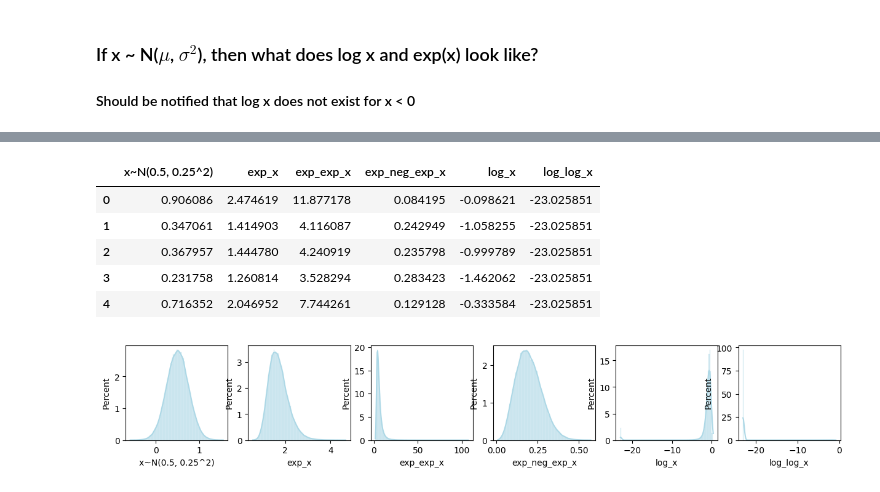
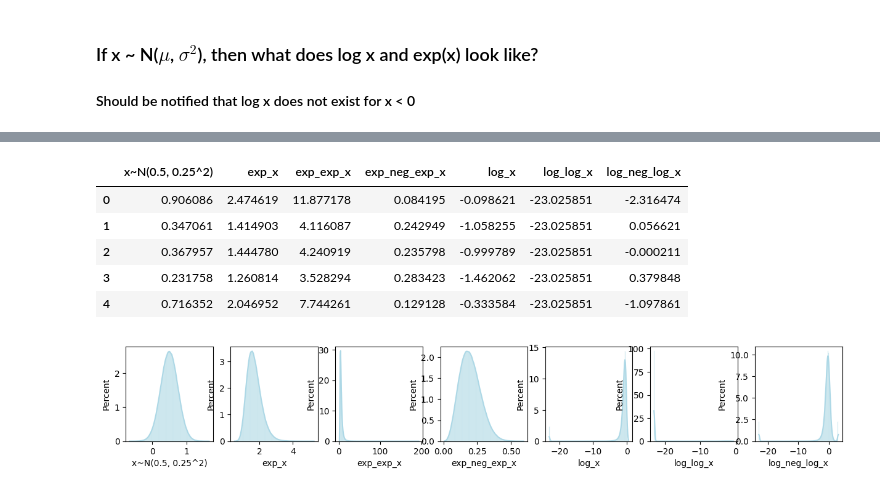
Before and after one commit to yingzibu/ODE, a Jupyter notebook: learn/normal_log_exp.ipynb, the cells around one changed output, grey strips where cells are left out. Cells and saved outputs as stored; diff of their text form; code cells hidden in the pictures.

```diff
--- a/learn/normal_log_exp.ipynb
+++ b/learn/normal_log_exp.ipynb
@@ -26,27 +26,31 @@ sns.displot(df, kde=True, bins=15, stat='percent',
 # %%
 exp_data = np.exp(data)
 exp_exp = np.exp(exp_data)
 exp_neg_exp = np.exp(-1 * exp_data)
 data_copy = data.copy()
 data_copy[data_copy<=0] = 1e-10
 log_data = np.log(data_copy)
 log_copy = log_data.copy()
 log_copy[log_copy<=0] = 1e-10
 log_log = np.log(log_copy)
 df['exp_x'] = pd.DataFrame(exp_data)
 df['exp_exp_x'] = pd.DataFrame(exp_exp)
 df['exp_neg_exp_x'] = pd.DataFrame(exp_neg_exp)
 df['log_x'] = pd.DataFrame(log_data)
 df['log_log_x'] = pd.DataFrame(log_log)
+log_copy_copy = log_data.copy() * (-1)
+log_copy_copy[log_copy_copy<=0] = 1e-10
+log_neg_log = np.log(log_copy_copy)
+df['log_neg_log_x'] = pd.DataFrame(log_neg_log)
 fig_num = df.shape[-1]
 df.head()
 # %% [output]
-|  | x~N(0.5, 0.25^2) | exp_x | exp_exp_x | exp_neg_exp_x | log_x | log_log_x |
-| 0 | 0.906086 | 2.474619 | 11.877178 | 0.084195 | -0.098621 | -23.025851 |
-| 1 | 0.347061 | 1.414903 | 4.116087 | 0.242949 | -1.058255 | -23.025851 |
-| 2 | 0.367957 | 1.444780 | 4.240919 | 0.235798 | -0.999789 | -23.025851 |
-| 3 | 0.231758 | 1.260814 | 3.528294 | 0.283423 | -1.462062 | -23.025851 |
-| 4 | 0.716352 | 2.046952 | 7.744261 | 0.129128 | -0.333584 | -23.025851 |
+|  | x~N(0.5, 0.25^2) | exp_x | exp_exp_x | exp_neg_exp_x | log_x | log_log_x | log_neg_log_x |
+| 0 | 0.906086 | 2.474619 | 11.877178 | 0.084195 | -0.098621 | -23.025851 | -2.316474 |
+| 1 | 0.347061 | 1.414903 | 4.116087 | 0.242949 | -1.058255 | -23.025851 | 0.056621 |
+| 2 | 0.367957 | 1.444780 | 4.240919 | 0.235798 | -0.999789 | -23.025851 | -0.000211 |
+| 3 | 0.231758 | 1.260814 | 3.528294 | 0.283423 | -1.462062 | -23.025851 | 0.379848 |
+| 4 | 0.716352 | 2.046952 | 7.744261 | 0.129128 | -0.333584 | -23.025851 | -1.097861 |
 # %%
 fig, axes = plt.subplots(1, fig_num)
 fig.set_figwidth(15)
@@ -56,7 +60,7 @@ for i in tqdm(range(fig_num), total=fig_num, desc='drawing distribution'):
     sns.histplot(df, kde=True, bins=20*fig_num, stat='percent',
             color='lightblue', ec='lightblue', x = df.columns[i], ax=axes[i])
 # %% [output]
-[figure, old version]
+[figure, new version]
 # %%
 def plot_dist(mu, sigma, N, seed=1):
     np.random.seed(seed)
```
Also changed, not shown: parts of 3 cells of this notebook.
